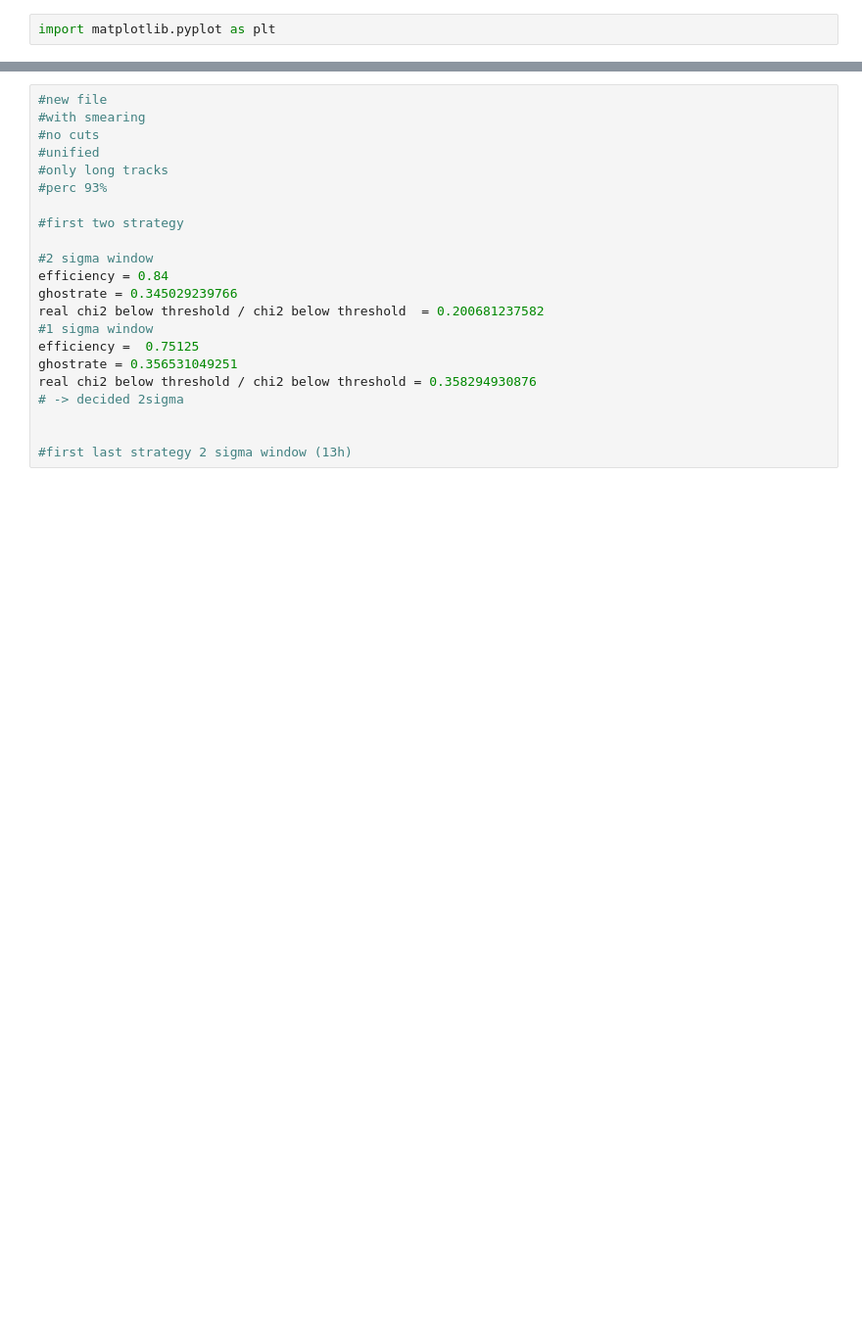
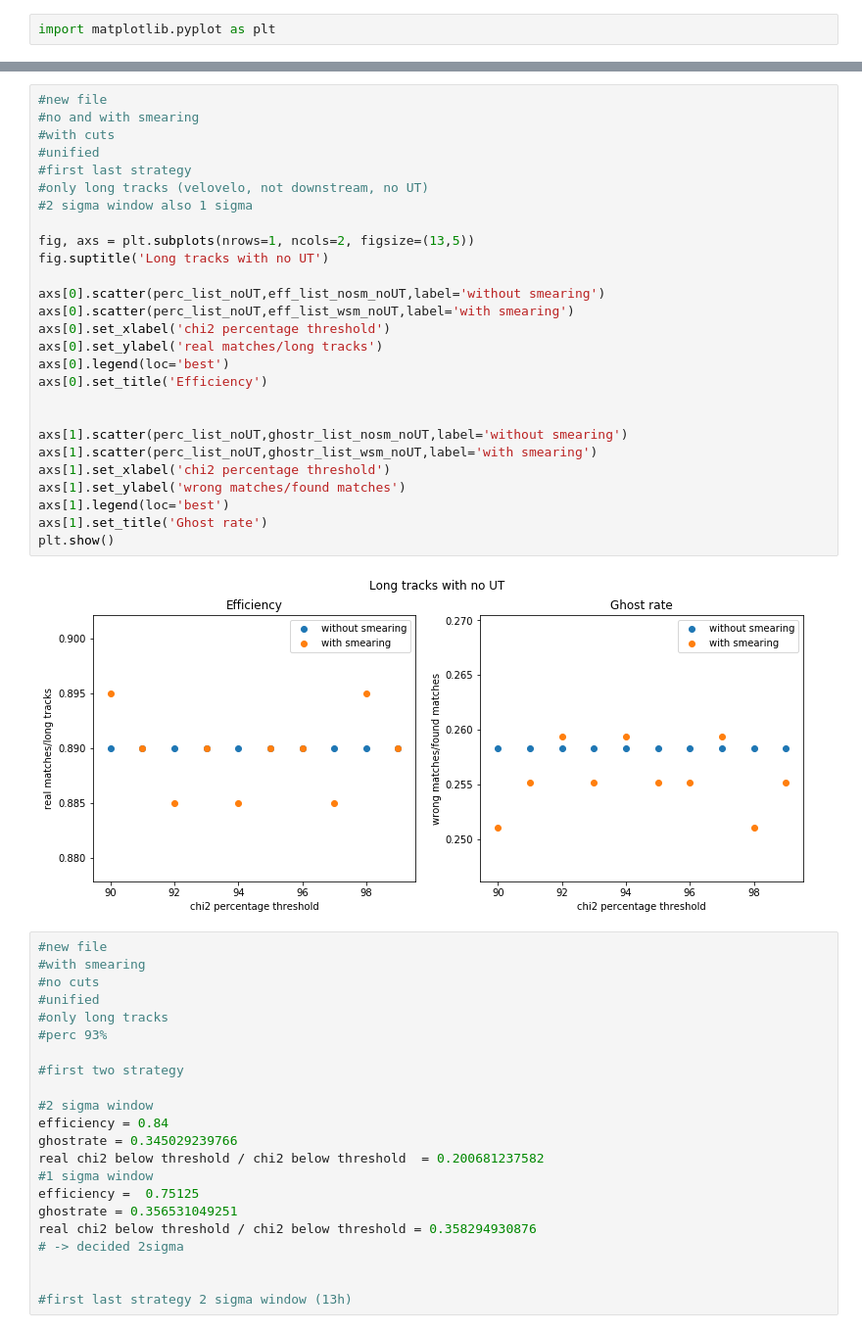
Before and after one commit to irenecortinovis/Semester-project-LHCB, a Jupyter notebook: matching/efficiencies_ghostrates.ipynb, the cells around one changed output, grey strips where cells are left out. Shown at 98% size. Cells and saved outputs as stored; diff of their text form; blank space fills up the shorter version.

```diff
--- a/matching/efficiencies_ghostrates.ipynb
+++ b/matching/efficiencies_ghostrates.ipynb
@@ -149,3 +87,32 @@ plt.show()
+# %%
+#new file
+#no and with smearing
+#with cuts
+#unified
+#first last strategy
+#only long tracks (velovelo, not downstream, no UT)
+#2 sigma window also 1 sigma
+
+fig, axs = plt.subplots(nrows=1, ncols=2, figsize=(13,5))
+fig.suptitle('Long tracks with no UT')
+
+axs[0].scatter(perc_list_noUT,eff_list_nosm_noUT,label='without smearing')
+axs[0].scatter(perc_list_noUT,eff_list_wsm_noUT,label='with smearing')
+axs[0].set_xlabel('chi2 percentage threshold')
+axs[0].set_ylabel('real matches/long tracks')
+axs[0].legend(loc='best')
+axs[0].set_title('Efficiency')
+
+
+axs[1].scatter(perc_list_noUT,ghostr_list_nosm_noUT,label='without smearing')
+axs[1].scatter(perc_list_noUT,ghostr_list_wsm_noUT,label='with smearing')
+axs[1].set_xlabel('chi2 percentage threshold')
+axs[1].set_ylabel('wrong matches/found matches')
+axs[1].legend(loc='best')
+axs[1].set_title('Ghost rate')
+plt.show()
+# %% [output]
+[figure, added]
 # %%
 #new file
 #with smearing
```
Also changed, not shown: parts of 9 cells of this notebook.
